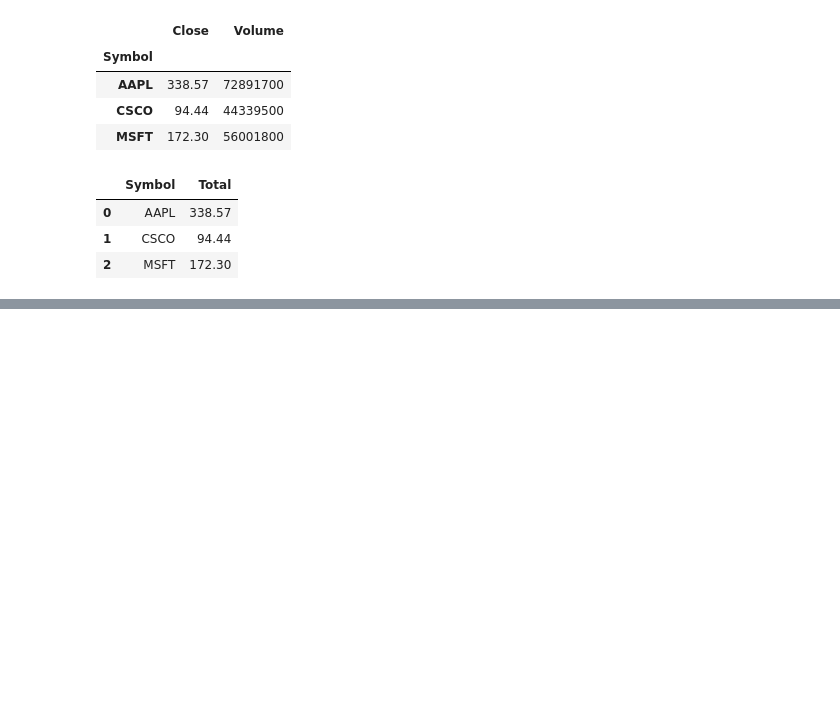
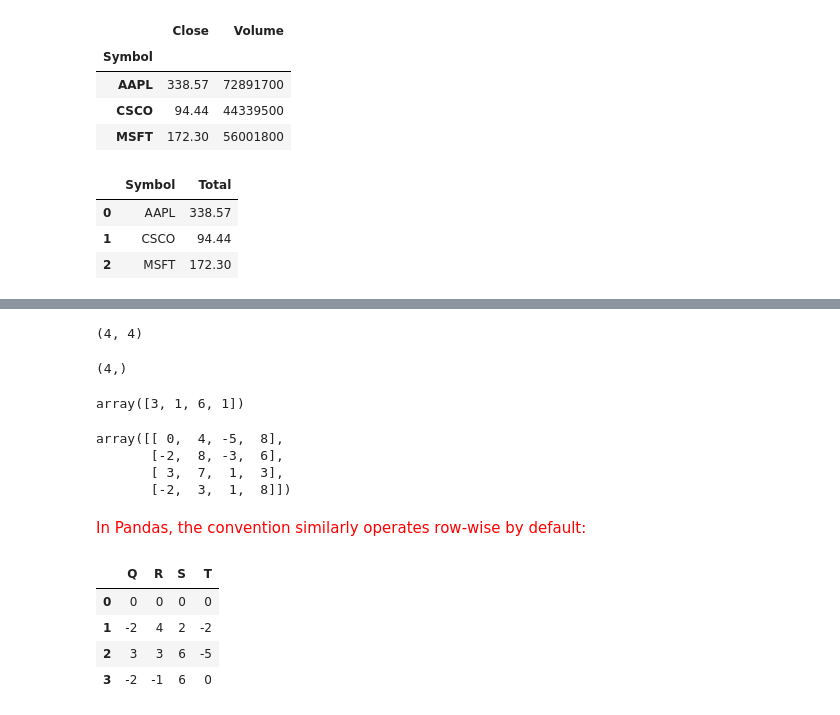
Before and after one commit to yz599/2020_2, a Jupyter notebook: 2020/Python4DS/Pandas/DataCamp/1_1_ df_index.ipynb, the cells around one changed output, grey strips where cells are left out. Drawn from its saved outputs; the diff is of its cells as text; code cells hidden in the pictures; blank space fills up the shorter version.

```diff
--- a/2020/Python4DS/Pandas/DataCamp/1_1_ df_index.ipynb
+++ b/2020/Python4DS/Pandas/DataCamp/1_1_ df_index.ipynb
@@ -177,0 +219,30 @@ stocks.groupby('Symbol')['Close'].sum().rename('Total').reset_index()
+# %%
+A.shape
+# %% [output]
+(4, 4)
+# %%
+row.shape
+# %% [output]
+(4,)
+# %%
+A[:,0]
+# %% [output]
+array([3, 1, 6, 1])
+# %%
+A-A[:,0]
+# %% [output]
+array([[ 0,  4, -5,  8],
+       [-2,  8, -3,  6],
+       [ 3,  7,  1,  3],
+       [-2,  3,  1,  8]])
+# %% [markdown]
+<font color='red'>In Pandas, the convention similarly operates row-wise by default:
+# %%
+df = pd.DataFrame(A, columns=list('QRST'))
+df - df.iloc[0]
+# %% [output]
+|  | Q | R | S | T |
+| 0 | 0 | 0 | 0 | 0 |
+| 1 | -2 | 4 | 2 | -2 |
+| 2 | 3 | 3 | 6 | -5 |
+| 3 | -2 | -1 | 6 | 0 |
```
Also changed, not shown: parts of 33 cells of this notebook, 36 other files.
